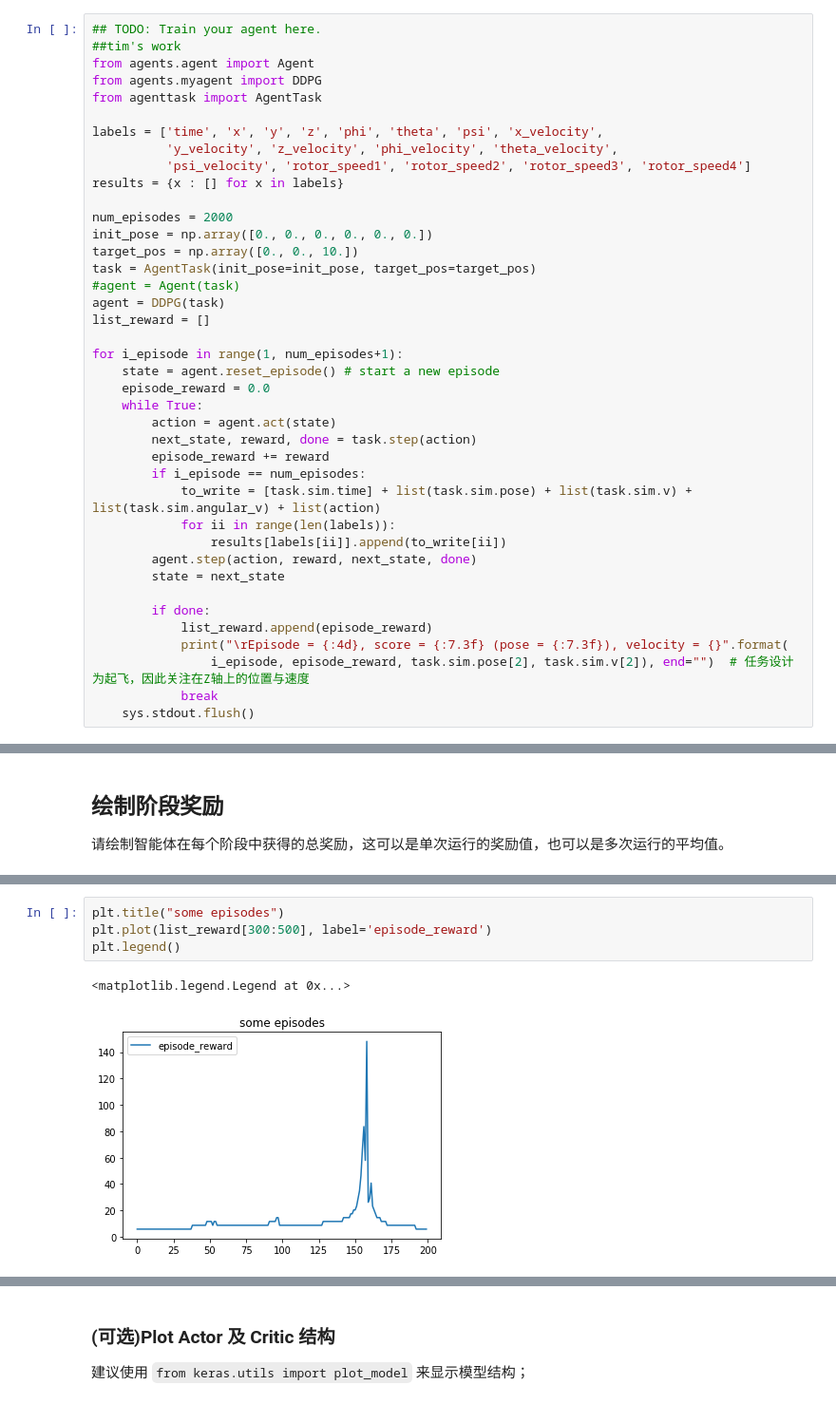
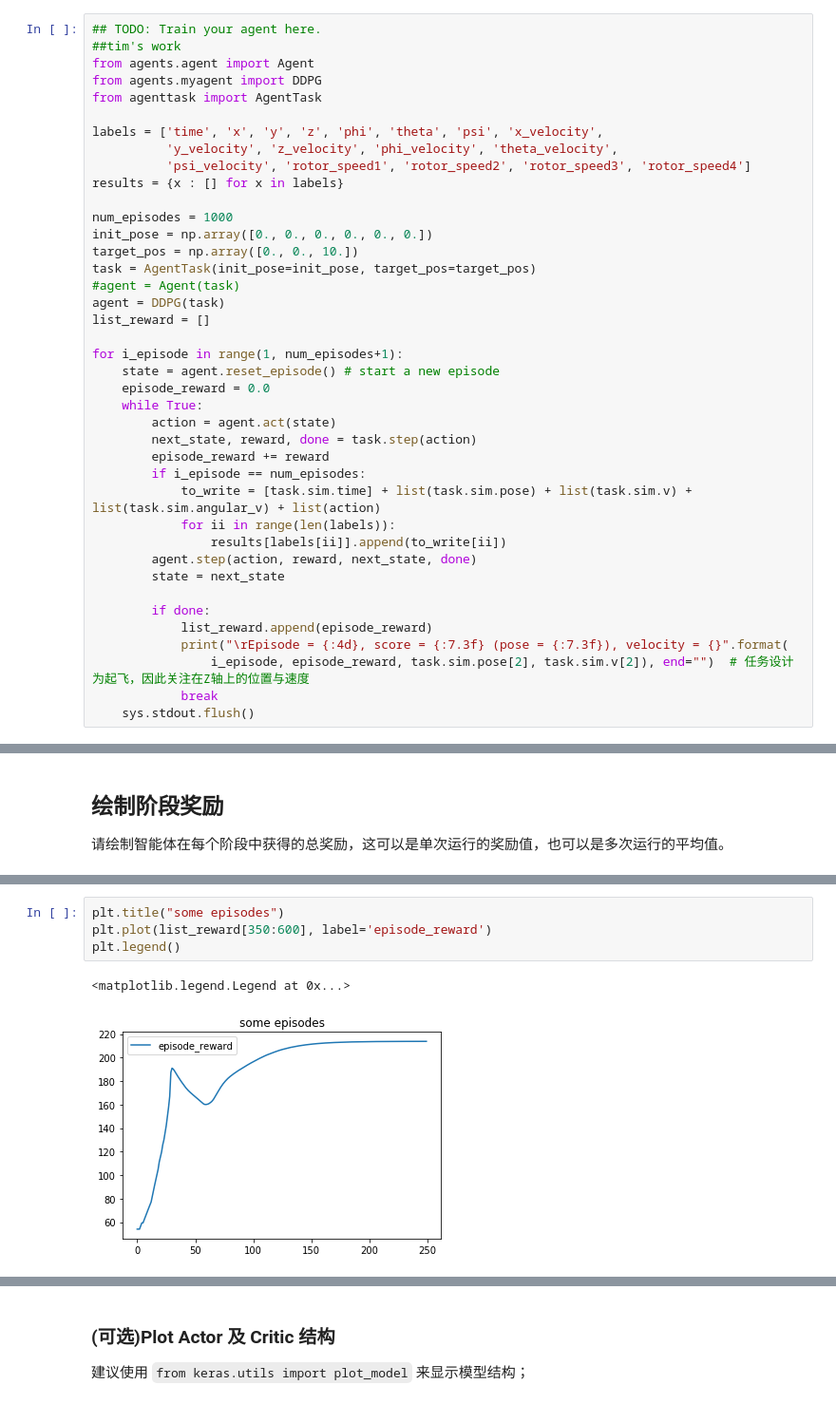
Before and after one commit to ghtian/Quadcopter_Project, a Jupyter notebook: Quadcopter_Project_zh.ipynb, the cells around one changed output, grey strips where cells are left out. Shown at 95% size. Cells and saved outputs as stored; diff of their text form.

```diff
--- a/Quadcopter_Project_zh.ipynb
+++ b/Quadcopter_Project_zh.ipynb
@@ -299,7 +303,7 @@ labels = ['time', 'x', 'y', 'z', 'phi', 'theta', 'psi', 'x_velocity',
           'psi_velocity', 'rotor_speed1', 'rotor_speed2', 'rotor_speed3', 'rotor_speed4']
 results = {x : [] for x in labels}
 
-num_episodes = 2000
+num_episodes = 1000
 init_pose = np.array([0., 0., 0., 0., 0., 0.])
 target_pos = np.array([0., 0., 10.])
 task = AgentTask(init_pose=init_pose, target_pos=target_pos)
@@ -351,10 +355,10 @@ plt.legend()
 # %%
 plt.title("some episodes")
-plt.plot(list_reward[300:500], label='episode_reward')
+plt.plot(list_reward[350:600], label='episode_reward')
 plt.legend()
 # %% [output]
 <matplotlib.legend.Legend at 0x...>
-[figure, old version]
+[figure, new version]
 # %%
 #打印后阶段的平均值
 episode_last = 10
```
Also changed, not shown: parts of 14 cells of this notebook, 3 other files.
